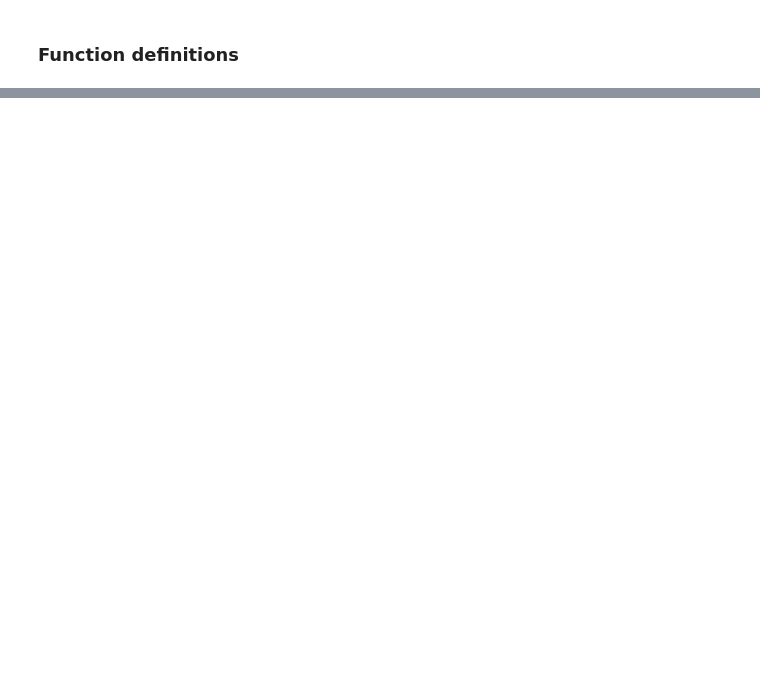
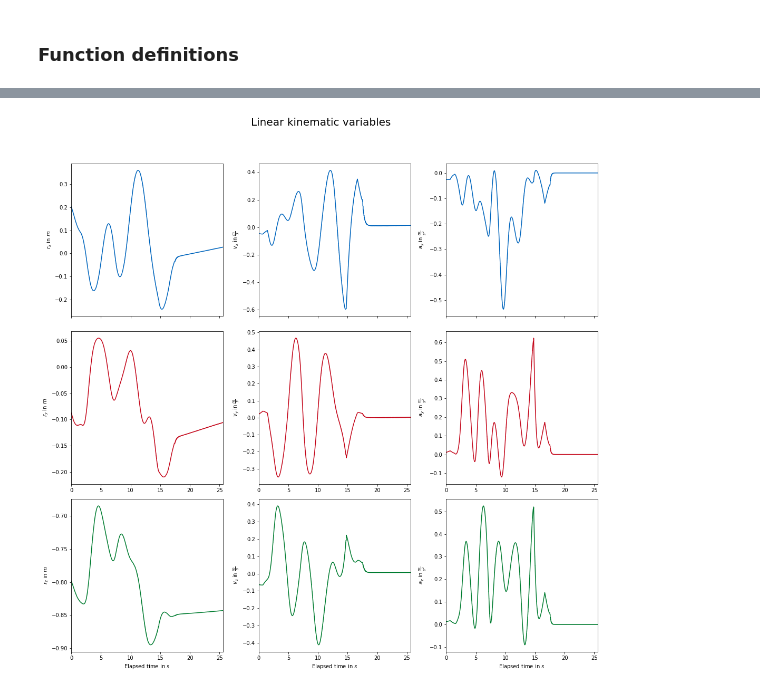
Before and after one commit to elenamck/inertial_parameter_application, a Jupyter notebook: data_collection/simulation/plotting_inertial_param_est.py.ipynb, the cells around one changed output, grey strips where cells are left out. Cells and saved outputs as stored; diff of their text form; code cells hidden in the pictures; blank space fills up the shorter version.

```diff
--- a/data_collection/simulation/plotting_inertial_param_est.py.ipynb
+++ b/data_collection/simulation/plotting_inertial_param_est.py.ipynb
@@ -376,0 +453,4 @@ Plot_one_dim(time, dq_6, "dq_6 in rad/s", "Last joint velocity")
+# %%
+Plot_kinematics_linear(time, pos, vel, accel, "Linear kinematic variables")
+# %% [output]
+[figure, added]
```
Also changed, not shown: parts of 23 cells of this notebook, 3 other files.
